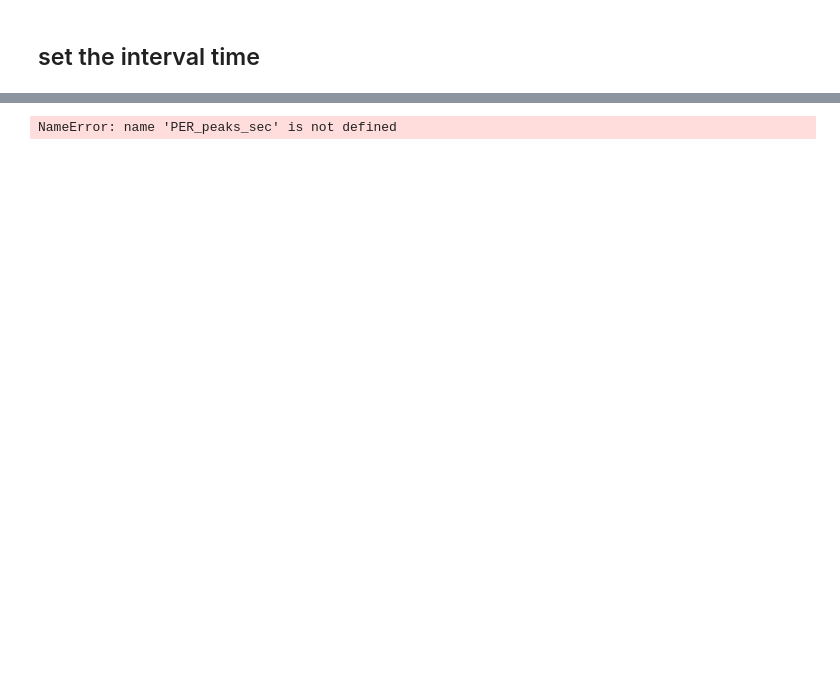
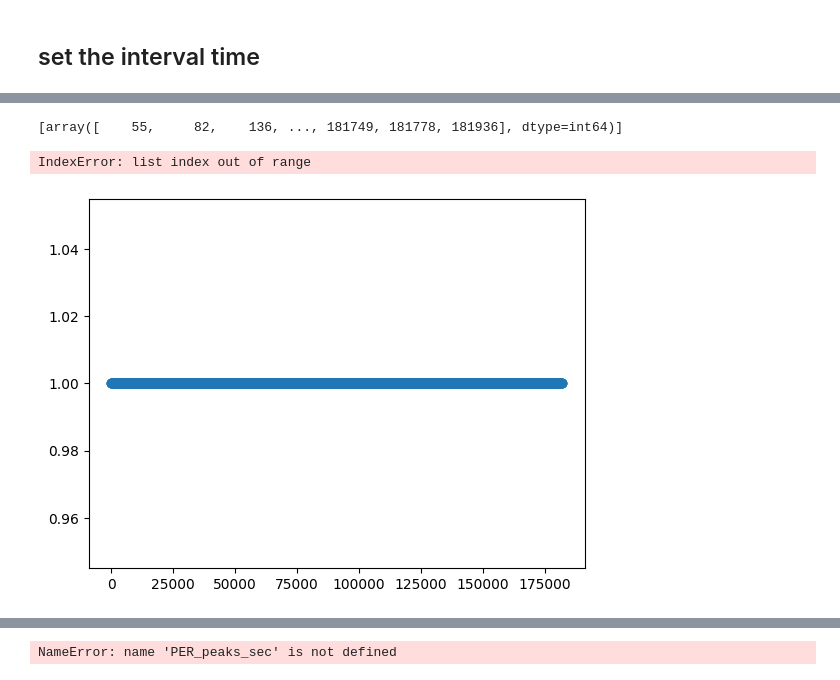
Before and after one commit to ashley-smart/PER-processing, a Jupyter notebook: SCIPYpeaks-bruker.ipynb, the cells around one changed output, grey strips where cells are left out. Drawn from its saved outputs; the diff is of its cells as text; code cells hidden in the pictures; blank space fills up the shorter version.

```diff
--- a/SCIPYpeaks-bruker.ipynb
+++ b/SCIPYpeaks-bruker.ipynb
@@ -1872,0 +2070,17 @@ Deprecated in NumPy 1.20; for more details and guidance: https://numpy.org/devdo
+# %%
+print(PER_peaks)
+plt.scatter(PER_peaks[0], np.ones(len(PER_peaks[0])))  #this is light peaks for this dataset (PER test)
+plt.scatter(PER_peaks[1], np.ones(len(PER_peaks[1]))*2)
+
+print(SavePath)
+##save PER peaks and light peaks in h5py file
+import h5py
+with h5py.File(os.path.join(SavePath, "PERpeaks.hdf5"), "w") as f:
+    f['PER peaks'] = PER_peaks[1]
+    f['light peaks'] = PER_peaks[0]
+    f['raw PER'] = PER_columns[1]
+    f['raw light'] = PER_columns[0]
+# %% [output]
+[array([    55,     82,    136, ..., 181749, 181778, 181936], dtype=int64)]
+IndexError: list index out of range
+[figure, added]
```
Also changed, not shown: parts of 23 cells of this notebook, 6 other files.
